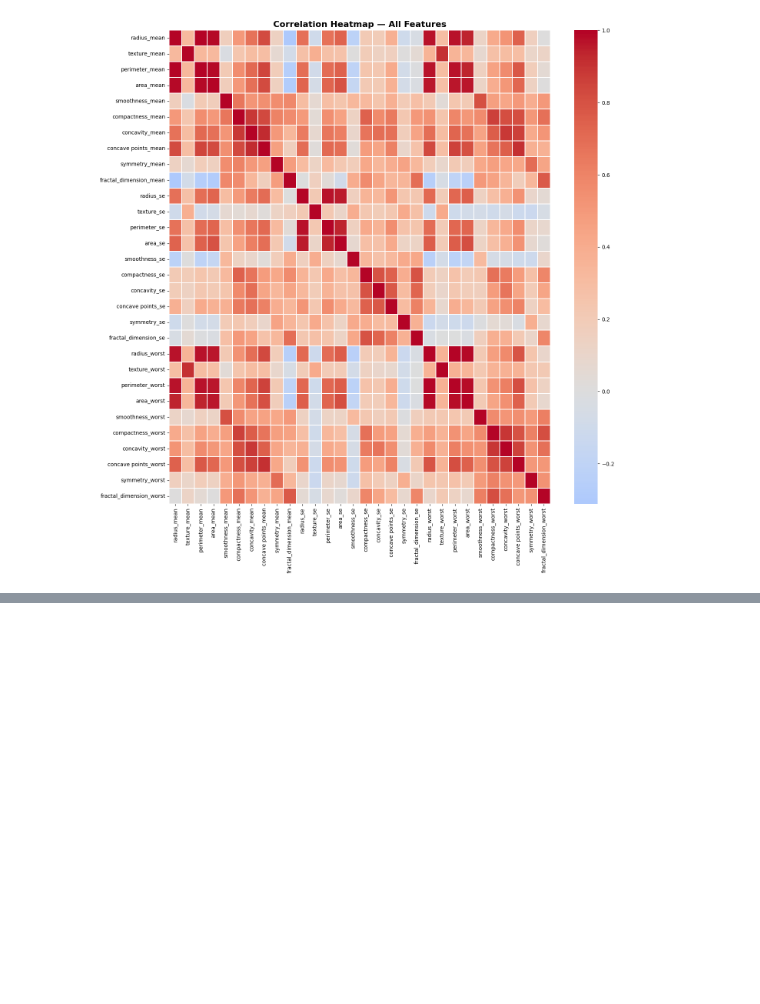
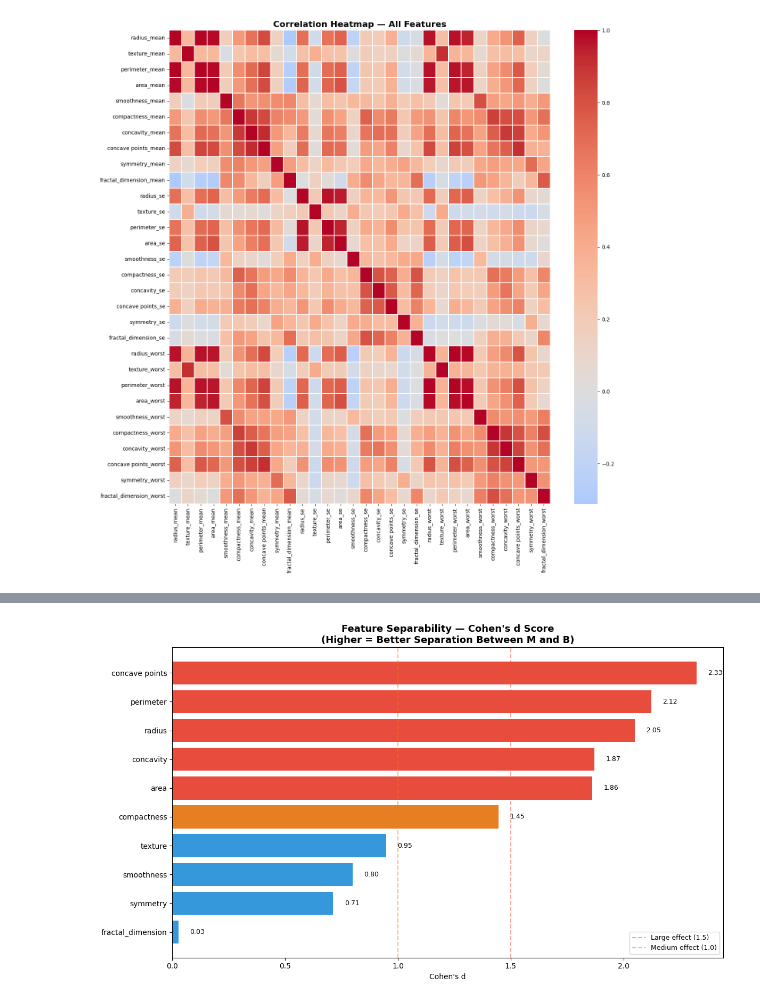
Before and after one commit to john-nio/eda-project, a Jupyter notebook: breast_cancer/breast_cancer.ipynb, the cells around one changed output, grey strips where cells are left out. Saved outputs shown, nothing was run; the diff lists cells and outputs as text; code cells hidden in the pictures; blank space fills up the shorter version.

```diff
--- a/breast_cancer/breast_cancer.ipynb
+++ b/breast_cancer/breast_cancer.ipynb
@@ -507,0 +570,43 @@ plt.show()
+# %%
+fig, ax = plt.subplots(figsize=(12, 7))
+
+from scipy import stats
+
+mean_features = [c for c in df.columns if '_mean' in c]
+benign = df[df['diagnosis']=='B']
+malignant = df[df['diagnosis']=='M']
+
+# calculate Cohen's d — measures separation between two groups
+def cohens_d(group1, group2):
+    diff = abs(group1.mean() - group2.mean())
+    pooled_std = np.sqrt((group1.std()**2 + group2.std()**2) / 2)
+    return diff / pooled_std
+
+scores = {}
+for col in mean_features:
+    scores[col] = cohens_d(malignant[col], benign[col])
+
+scores = pd.Series(scores).sort_values(ascending=False)
+
+colors = ['#e74c3c' if v > 1.5 else '#e67e22' if v > 1.0 else '#3498db'
+          for v in scores.values]
+
+bars = ax.barh(scores.index, scores.values, color=colors)
+ax.set_title("Feature Separability — Cohen's d Score\n(Higher = Better Separation Between M and B)",
+             fontsize=13, fontweight='bold')
+ax.set_xlabel("Cohen's d")
+ax.invert_yaxis()
+ax.set_yticklabels([f.replace('_mean', '') for f in scores.index])
+ax.axvline(x=1.5, color='#e74c3c', linestyle='--', alpha=0.5, label='Large effect (1.5)')
+ax.axvline(x=1.0, color='#e67e22', linestyle='--', alpha=0.5, label='Medium effect (1.0)')
+ax.legend(fontsize=9)
+
+for bar, val in zip(bars, scores.values):
+    ax.text(bar.get_width() + 0.05, bar.get_y() + bar.get_height()/2,
+            f'{val:.2f}', va='center', fontsize=9)
+
+plt.tight_layout()
+plt.savefig('visualizations/cohens_d_separability.png', dpi=150)
+plt.show()
+# %% [output]
+[figure, added]
```
Also changed, not shown: parts of 3 cells of this notebook, 1 other file.
